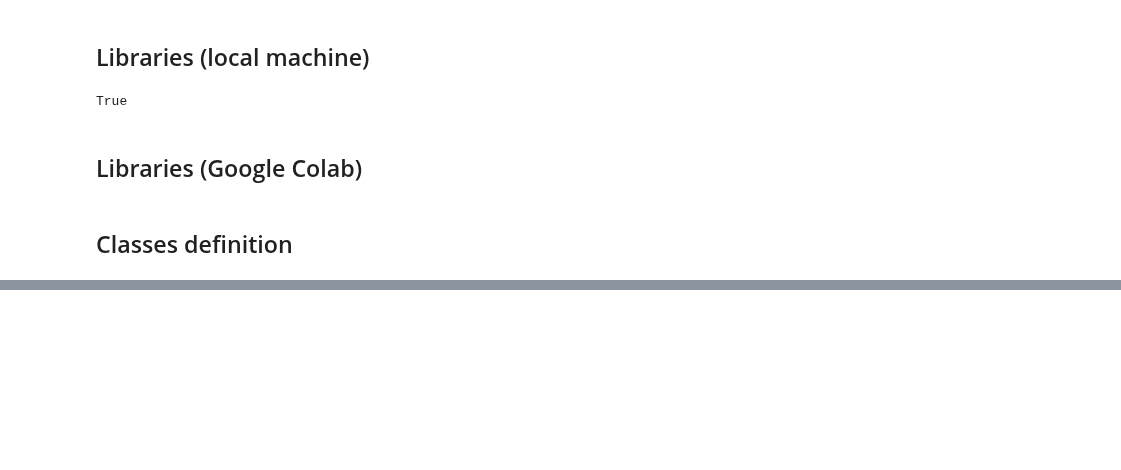
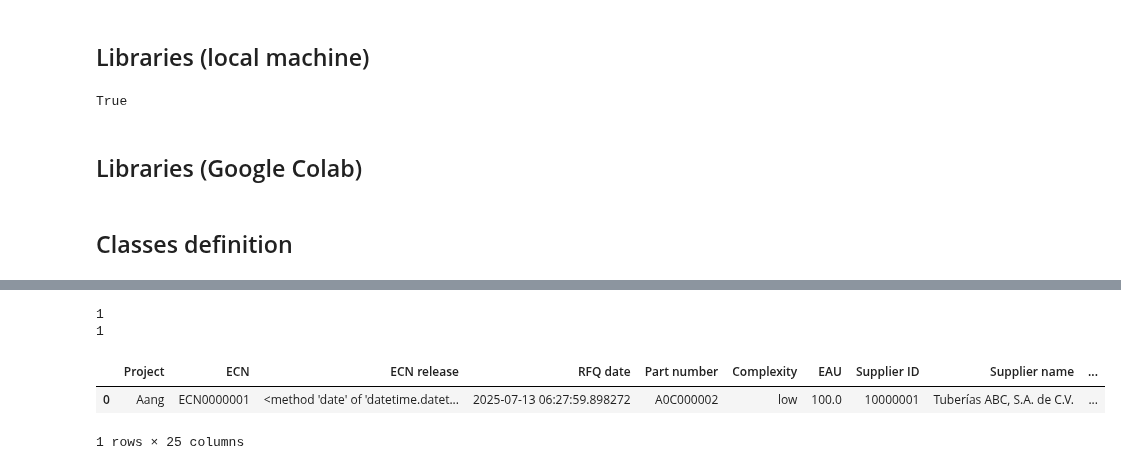
Before and after one commit to rubusarbaro/supplier-selection_fuzzy-logic_thesis, a Jupyter notebook: Simulation.ipynb, the cells around one changed output, grey strips where cells are left out. Saved outputs shown, nothing was run; the diff lists cells and outputs as text; code cells hidden in the pictures; blank space fills up the shorter version.

```diff
--- a/Simulation.ipynb
+++ b/Simulation.ipynb
@@ -398,2 +398,10 @@ df
+# %%
+supplier_1.award(env.ecns[0], datetime.today())
+# %% [output]
+1
+1
+|  | Project | ECN | ECN release | RFQ date | Part number | Complexity | EAU | Supplier ID | Supplier name | ... |
+| 0 | Aang | ECN0000001 | <method 'date' of 'datetime.datet... | 2025-07-13 06:27:59.898272 | A0C000002 | low | 100.0 | 10000001 | Tuberías ABC, S.A. de C.V. | ... |
+1 rows × 25 columns
 # %%
 df.to_excel("report.xlsx")
```
Also changed, not shown: parts of 4 cells of this notebook.
